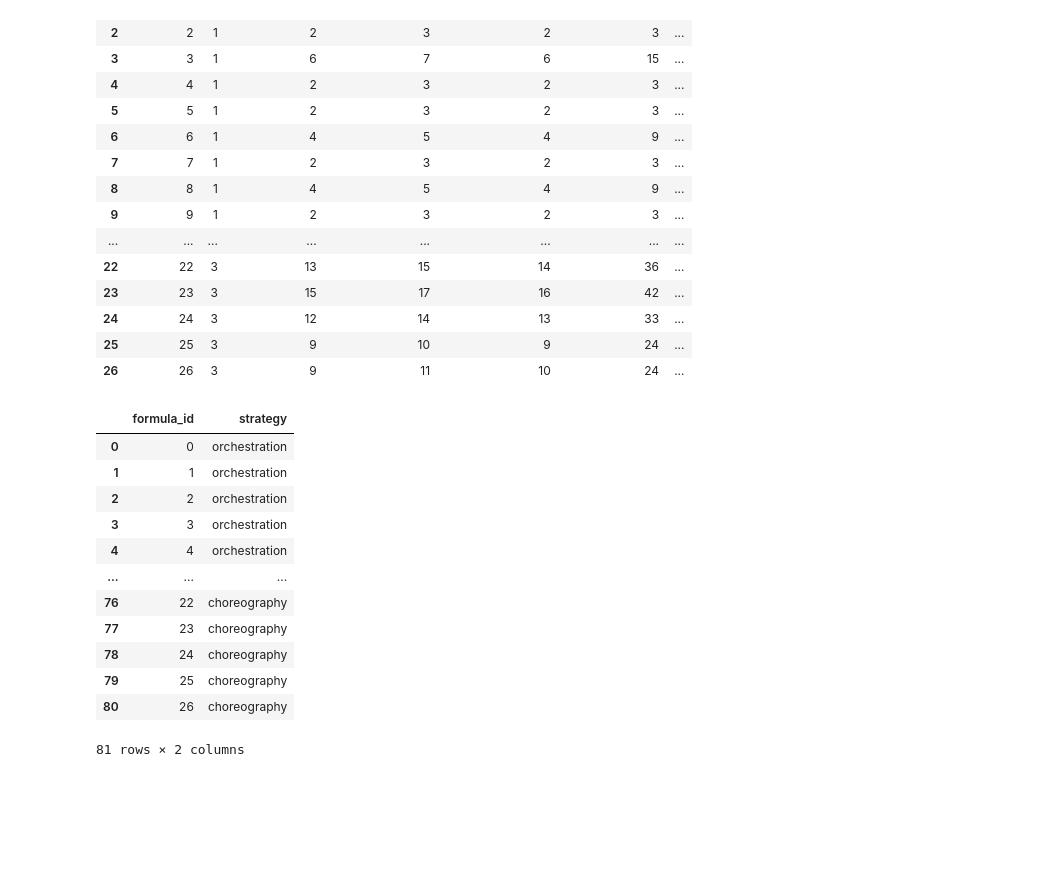
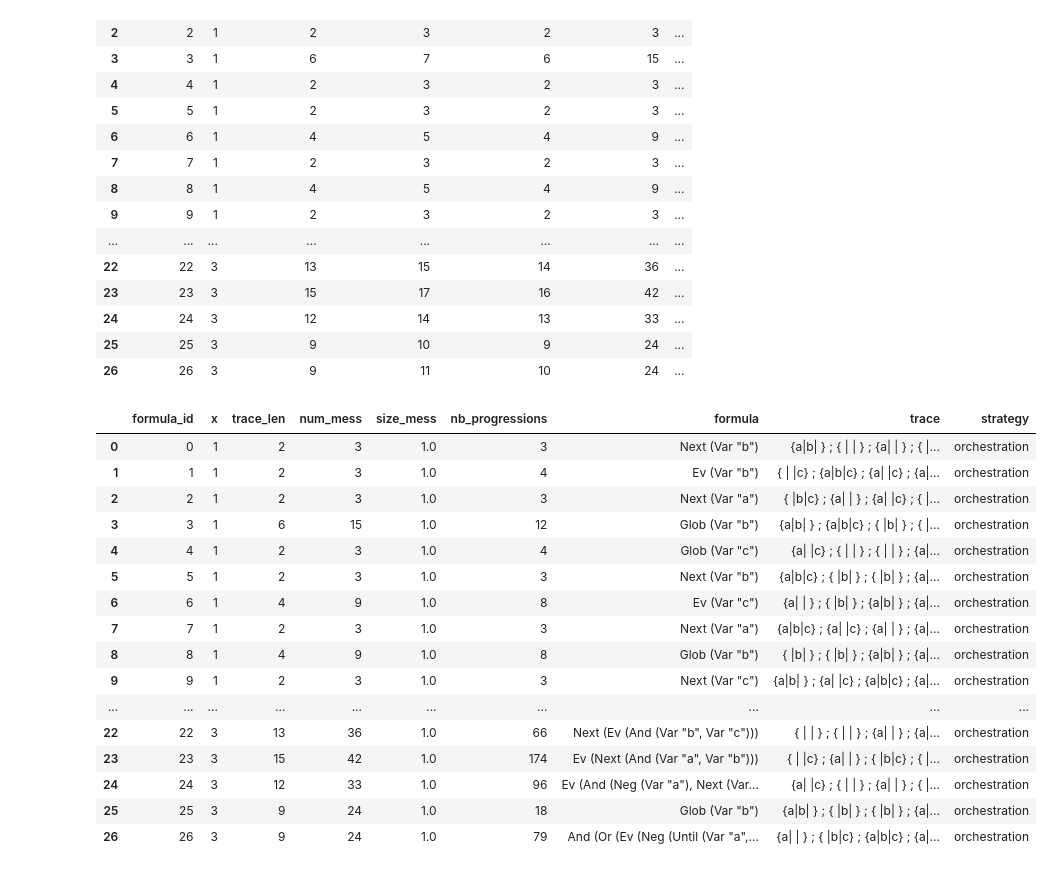
Before and after one commit to ennioVisco/predicting-decentmon, a Jupyter notebook: main.ipynb, the cells around one changed output. Saved outputs shown, nothing was run; the diff lists cells and outputs as text; code cells hidden in the pictures; blank space fills up the shorter version.

```diff
--- a/main.ipynb
+++ b/main.ipynb
@@ -62,36 +68,3 @@ df
 | 24 | 24 | 3 | 12 | 14 | 13 | 33 | ... |
 | 25 | 25 | 3 | 9 | 10 | 9 | 24 | ... |
 | 26 | 26 | 3 | 9 | 11 | 10 | 24 | ... |
-# %%
-def split(data):
-    """
-    Splits the multiple-strategies Decentmon dataframe in 3 single-strategy dataframes
-    :param data: 3-strategy dataframe
-    :return: triple of single-strategy dataframes
-    """
-    def filter_clean(prefix, replacement):
-        to_return = data.filter(regex=f"^{prefix}.*").copy()
-        to_return['formula_id'] = data['formula_id']
-        to_return.columns = to_return.columns.str.replace(prefix, "")
-        to_return['strategy'] = replacement
-        return to_return
-    return filter_clean("cent_", "orchestration"), filter_clean("decent_", "migration"), filter_clean("odecent_", "choreography")
-
-(cent, decent, odecent ) = split(df)
-
-merged = pd.concat([cent, decent, odecent], ignore_index=True)
-merged
-# %% [output]
-|  | formula_id | strategy |
-| 0 | 0 | orchestration |
-| 1 | 1 | orchestration |
-| 2 | 2 | orchestration |
-| 3 | 3 | orchestration |
-| 4 | 4 | orchestration |
-| ... | ... | ... |
-| 76 | 22 | choreography |
-| 77 | 23 | choreography |
-| 78 | 24 | choreography |
-| 79 | 25 | choreography |
-| 80 | 26 | choreography |
-81 rows × 2 columns
@@ -97,0 +77,29 @@ merged
+# %%
+strategies_df = []
+for key, name in strategies.items():
+    others = {x: strategies[x] for x in strategies if x != key}
+    other_keys = list(others.keys())
+    local = rename(df, fr"^{key}_(.*)", r"\1")
+    local = exclude_annotate(local, exclude=other_keys, annotate=name)
+    strategies_df.append(local)
+
+(cent, decent, odecent) = strategies_df
+cent
+# %% [output]
+|  | formula_id | x | trace_len | num_mess | size_mess | nb_progressions | formula | trace | strategy |
+| 0 | 0 | 1 | 2 | 3 | 1.0 | 3 | Next (Var "b") | {a|b| } ; { | | } ; {a| | } ; { |... | orchestration |
+| 1 | 1 | 1 | 2 | 3 | 1.0 | 4 | Ev (Var "b") | { | |c} ; {a|b|c} ; {a| |c} ; {a|... | orchestration |
+| 2 | 2 | 1 | 2 | 3 | 1.0 | 3 | Next (Var "a") | { |b|c} ; {a| | } ; {a| |c} ; { |... | orchestration |
+| 3 | 3 | 1 | 6 | 15 | 1.0 | 12 | Glob (Var "b") | {a|b| } ; {a|b|c} ; { |b| } ; { |... | orchestration |
+| 4 | 4 | 1 | 2 | 3 | 1.0 | 4 | Glob (Var "c") | {a| |c} ; { | | } ; { | | } ; {a|... | orchestration |
+| 5 | 5 | 1 | 2 | 3 | 1.0 | 3 | Next (Var "b") | {a|b|c} ; { |b| } ; { |b| } ; {a|... | orchestration |
+| 6 | 6 | 1 | 4 | 9 | 1.0 | 8 | Ev (Var "c") | {a| | } ; { |b| } ; {a|b| } ; {a|... | orchestration |
+| 7 | 7 | 1 | 2 | 3 | 1.0 | 3 | Next (Var "a") | {a|b|c} ; {a| |c} ; {a| | } ; {a|... | orchestration |
+| 8 | 8 | 1 | 4 | 9 | 1.0 | 8 | Glob (Var "b") | { |b| } ; { |b| } ; {a|b| } ; {a|... | orchestration |
+| 9 | 9 | 1 | 2 | 3 | 1.0 | 3 | Next (Var "c") | {a|b| } ; {a| |c} ; {a|b|c} ; {a|... | orchestration |
+| ... | ... | ... | ... | ... | ... | ... | ... | ... | ... |
+| 22 | 22 | 3 | 13 | 36 | 1.0 | 66 | Next (Ev (And (Var "b", Var "c"))) | { | | } ; { | | } ; {a| | } ; {a|... | orchestration |
+| 23 | 23 | 3 | 15 | 42 | 1.0 | 174 | Ev (Next (And (Var "a", Var "b"))) | { | |c} ; {a| | } ; { |b|c} ; { |... | orchestration |
+| 24 | 24 | 3 | 12 | 33 | 1.0 | 96 | Ev (And (Neg (Var "a"), Next (Var... | {a| |c} ; { | | } ; {a| | } ; { |... | orchestration |
+| 25 | 25 | 3 | 9 | 24 | 1.0 | 18 | Glob (Var "b") | {a|b| } ; { |b| } ; { |b| } ; {a|... | orchestration |
+| 26 | 26 | 3 | 9 | 24 | 1.0 | 79 | And (Or (Ev (Neg (Until (Var "a",... | {a| | } ; { |b|c} ; {a|b|c} ; {a|... | orchestration |
```
Also changed, not shown: parts of 9 cells of this notebook, 3 other files.
